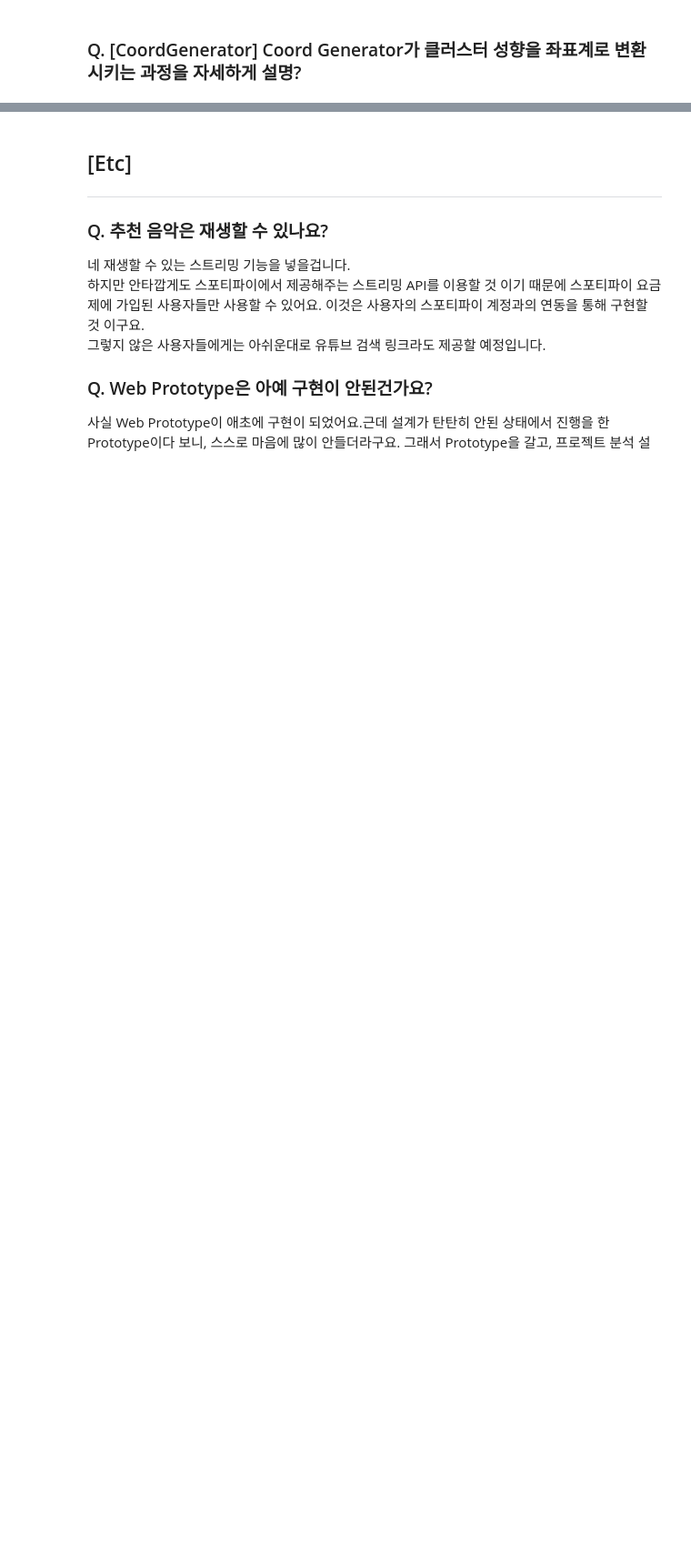
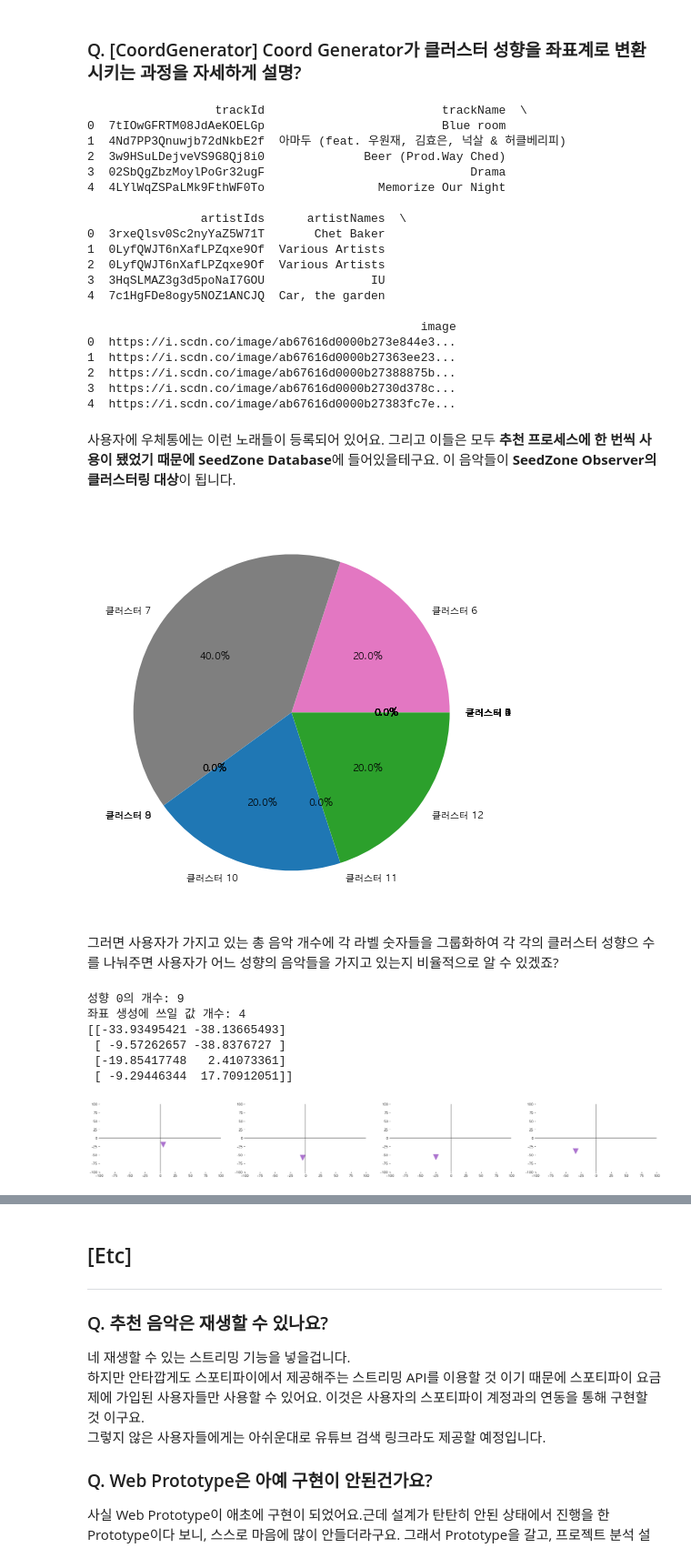
Before and after one commit to MuLetter/muletter-research, a Jupyter notebook: Q&A.ipynb, the cells around one changed output, grey strips where cells are left out. Shown at 91% size. Saved outputs shown, nothing was run; the diff lists cells and outputs as text; code cells hidden in the pictures; blank space fills up the shorter version.

```diff
--- a/Q&A.ipynb
+++ b/Q&A.ipynb
@@ -60,3 +60,38 @@ SeedZone Observer가 하는 클러스터링 작업에는 정렬작업이 붙습
 여기서 오래걸리는 면에 있어서는 소켓을 사용할 겁니다. 백엔드 서버에 종료 API가 호출될 때 해당 우체통이 어떤 사용자의 우체통인지를 확인하고 해당 사용자의 소켓 아이디를 조회하여 프론트엔드에 알림이 뜨도록 할 거에요.
 # %% [markdown]
 ### Q. [CoordGenerator] Coord Generator가 클러스터 성향을 좌표계로 변환시키는 과정을 자세하게 설명?
+# %%
+from demo import QA
+
+QA.view()
+# %% [output]
+                  trackId                         trackName  \
+0  7tIOwGFRTM08JdAeKOELGp                         Blue room
+1  4Nd7PP3Qnuwjb72dNkbE2f  아마두 (feat. 우원재, 김효은, 넉살 & 허클베리피)
+2  3w9HSuLDejveVS9G8Qj8i0              Beer (Prod.Way Ched)
+3  02SbQgZbzMoylPoGr32ugF                             Drama
+4  4LYlWqZSPaLMk9FthWF0To                Memorize Our Night
+
+                artistIds      artistNames  \
+0  3rxeQlsv0Sc2nyYaZ5W71T       Chet Baker
+1  0LyfQWJT6nXafLPZqxe9Of  Various Artists
+2  0LyfQWJT6nXafLPZqxe9Of  Various Artists
+3  3HqSLMAZ3g3d5poNaI7GOU               IU
+4  7c1HgFDe8ogy5NOZ1ANCJQ  Car, the garden
+
+                                               image
+0  https://i.scdn.co/image/ab67616d0000b273e844e3...
+1  https://i.scdn.co/image/ab67616d0000b27363ee23...
+2  https://i.scdn.co/image/ab67616d0000b27388875b...
+3  https://i.scdn.co/image/ab67616d0000b2730d378c...
+4  https://i.scdn.co/image/ab67616d0000b27383fc7e...
+사용자에 우체통에는 이런 노래들이 등록되어 있어요. 그리고 이들은 모두 **추천 프로세스에 한 번씩 사용이 됐었기 때문에 SeedZone Database**에 들어있을테구요. 이 음악들이 **SeedZone Observer의 클러스터링 대상**이 됩니다.
+[figure, added]
+그러면 사용자가 가지고 있는 총 음악 개수에 각 라벨 숫자들을 그룹화하여 각 각의 클러스터 성향으 수를 나눠주면 사용자가 어느 성향의 음악들을 가지고 있는지 비율적으로 알 수 있겠죠?
+성향 0의 개수: 9
+좌표 생성에 쓰일 값 개수: 4
+[[-33.93495421 -38.13665493]
+ [ -9.57262657 -38.8376727 ]
+ [-19.85417748   2.41073361]
+ [ -9.29446344  17.70912051]]
+[figure, added]
```
Also changed, not shown: parts of 11 cells of this notebook, 2 other files.
